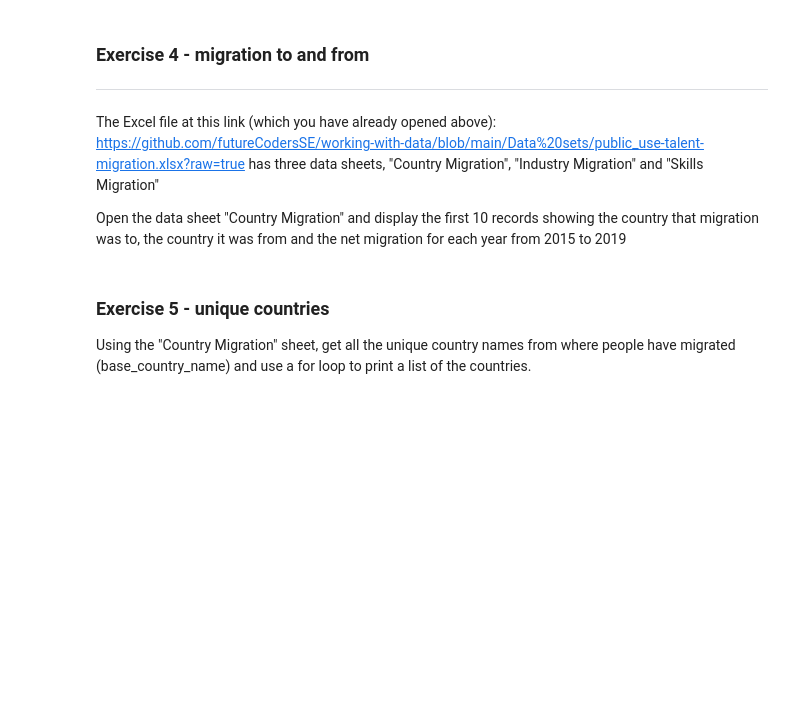
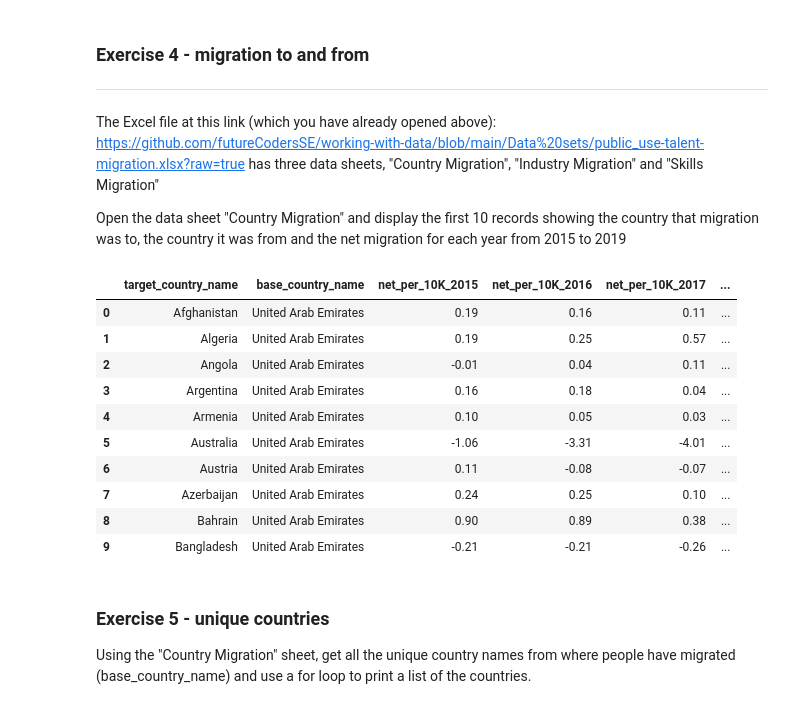
Before and after one commit to light-lamp/Datalabs-python-worksheets, a Jupyter notebook: Interrogating_dataframes.ipynb, the cells around one changed output. Drawn from its saved outputs; the diff is of its cells as text; code cells hidden in the pictures; blank space fills up the shorter version.

```diff
--- a/Interrogating_dataframes.ipynb
+++ b/Interrogating_dataframes.ipynb
@@ -40,6 +100,22 @@ Display the first 50 records focusing on the industries where migration is happe
 The Excel file at this link (which you have already opened above): https://github.com/futureCodersSE/working-with-data/blob/main/Data%20sets/public_use-talent-migration.xlsx?raw=true has three data sheets, "Country Migration", "Industry Migration" and "Skills Migration"
 
 Open the data sheet "Country Migration" and display the first 10 records showing the country that migration was to, the country it was from and the net migration for each year from 2015 to 2019
+# %%
+import pandas as pd
+df  = pd.read_excel("https://github.com/futureCodersSE/working-with-data/blob/main/Data%20sets/public_use-talent-migration.xlsx?raw=true", sheet_name = "Country Migration" )
+df [["target_country_name", "base_country_name", "net_per_10K_2015",	"net_per_10K_2016",	"net_per_10K_2017",	"net_per_10K_2018",	"net_per_10K_2019"]].head(10)
+# %% [output]
+|  | target_country_name | base_country_name | net_per_10K_2015 | net_per_10K_2016 | net_per_10K_2017 | ... |
+| 0 | Afghanistan | United Arab Emirates | 0.19 | 0.16 | 0.11 | ... |
+| 1 | Algeria | United Arab Emirates | 0.19 | 0.25 | 0.57 | ... |
+| 2 | Angola | United Arab Emirates | -0.01 | 0.04 | 0.11 | ... |
+| 3 | Argentina | United Arab Emirates | 0.16 | 0.18 | 0.04 | ... |
+| 4 | Armenia | United Arab Emirates | 0.10 | 0.05 | 0.03 | ... |
+| 5 | Australia | United Arab Emirates | -1.06 | -3.31 | -4.01 | ... |
+| 6 | Austria | United Arab Emirates | 0.11 | -0.08 | -0.07 | ... |
+| 7 | Azerbaijan | United Arab Emirates | 0.24 | 0.25 | 0.10 | ... |
+| 8 | Bahrain | United Arab Emirates | 0.90 | 0.89 | 0.38 | ... |
+| 9 | Bangladesh | United Arab Emirates | -0.21 | -0.21 | -0.26 | ... |
 # %% [markdown]
 ### Exercise 5 - unique countries
 
```
Also changed, not shown: parts of 6 cells of this notebook.
